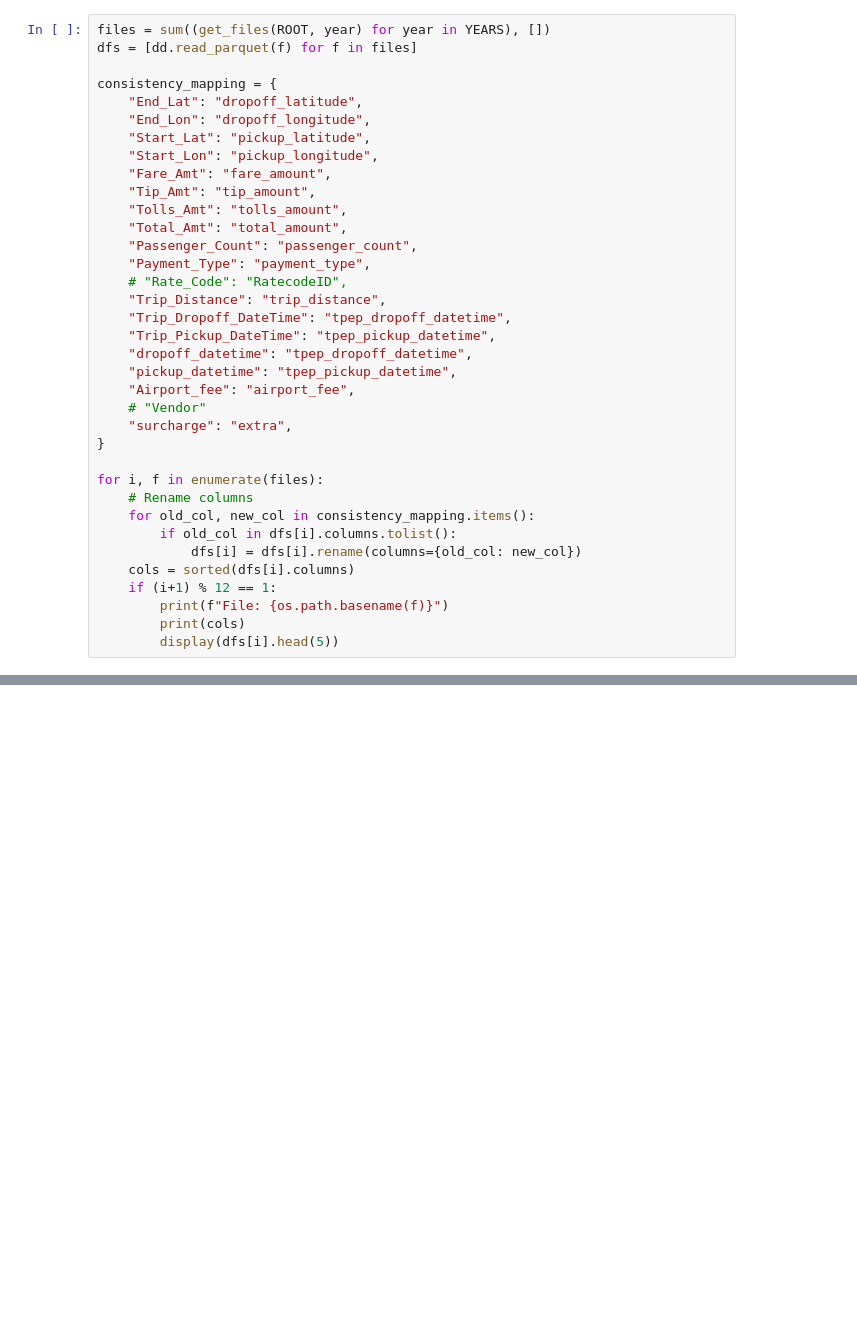
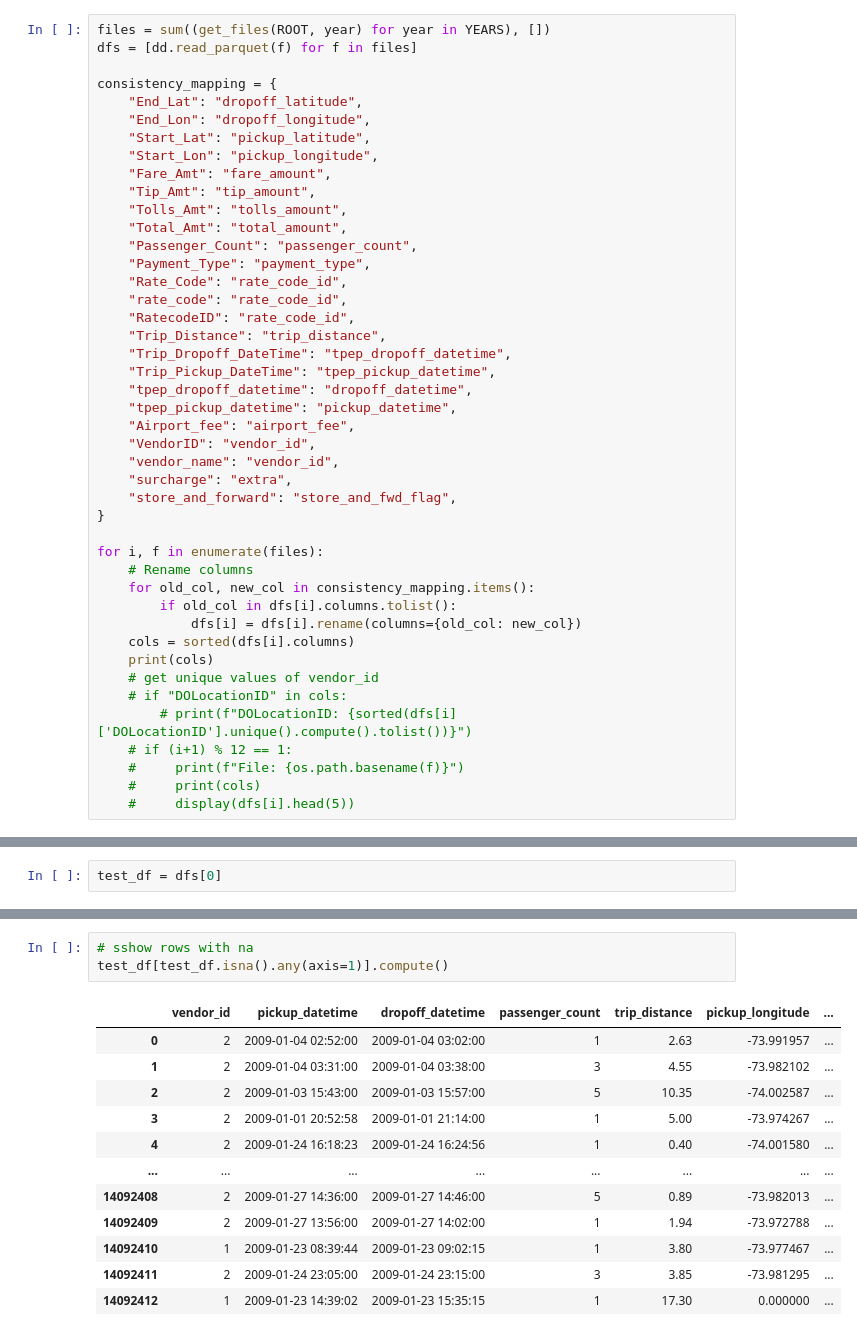
Before and after one commit to KlemenVovk/bd-project-25, a Jupyter notebook: 01_data_ingestion.ipynb, the cells around one changed output, grey strips where cells are left out. Cells and saved outputs as stored; diff of their text form; blank space fills up the shorter version.

```diff
--- a/01_data_ingestion.ipynb
+++ b/01_data_ingestion.ipynb
@@ -18,15 +19,19 @@ consistency_mapping = {
     "Total_Amt": "total_amount",
     "Passenger_Count": "passenger_count",
     "Payment_Type": "payment_type",
-    # "Rate_Code": "RatecodeID",
+    "Rate_Code": "rate_code_id",
+    "rate_code": "rate_code_id",
+    "RatecodeID": "rate_code_id",
     "Trip_Distance": "trip_distance",
     "Trip_Dropoff_DateTime": "tpep_dropoff_datetime",
     "Trip_Pickup_DateTime": "tpep_pickup_datetime",
-    "dropoff_datetime": "tpep_dropoff_datetime",
-    "pickup_datetime": "tpep_pickup_datetime",
+    "tpep_dropoff_datetime": "dropoff_datetime",
+    "tpep_pickup_datetime": "pickup_datetime",
     "Airport_fee": "airport_fee",
-    # "Vendor"
+    "VendorID": "vendor_id",
+    "vendor_name": "vendor_id",
     "surcharge": "extra",
+    "store_and_forward": "store_and_fwd_flag",
 }
 
 for i, f in enumerate(files):
@@ -35,8 +40,12 @@ for i, f in enumerate(files):
         if old_col in dfs[i].columns.tolist():
             dfs[i] = dfs[i].rename(columns={old_col: new_col})
     cols = sorted(dfs[i].columns)
-    if (i+1) % 12 == 1:
-        print(f"File: {os.path.basename(f)}")
-        print(cols)
-        display(dfs[i].head(5))
+    print(cols)
+    # get unique values of vendor_id
+    # if "DOLocationID" in cols:
+        # print(f"DOLocationID: {sorted(dfs[i]['DOLocationID'].unique().compute().tolist())}")
+    # if (i+1) % 12 == 1:
+    #     print(f"File: {os.path.basename(f)}")
+    #     print(cols)
+    #     display(dfs[i].head(5))
 # %% [output]
@@ -123,0 +210,2 @@ File: yellow_tripdata_2014-01.parquet
+# %%
+test_df = dfs[0]
@@ -123,0 +222,16 @@ File: yellow_tripdata_2014-01.parquet
+# %%
+# sshow rows with na
+test_df[test_df.isna().any(axis=1)].compute()
+# %% [output]
+|  | vendor_id | pickup_datetime | dropoff_datetime | passenger_count | trip_distance | pickup_longitude | ... |
+| 0 | 2 | 2009-01-04 02:52:00 | 2009-01-04 03:02:00 | 1 | 2.63 | -73.991957 | ... |
+| 1 | 2 | 2009-01-04 03:31:00 | 2009-01-04 03:38:00 | 3 | 4.55 | -73.982102 | ... |
+| 2 | 2 | 2009-01-03 15:43:00 | 2009-01-03 15:57:00 | 5 | 10.35 | -74.002587 | ... |
+| 3 | 2 | 2009-01-01 20:52:58 | 2009-01-01 21:14:00 | 1 | 5.00 | -73.974267 | ... |
+| 4 | 2 | 2009-01-24 16:18:23 | 2009-01-24 16:24:56 | 1 | 0.40 | -74.001580 | ... |
+| ... | ... | ... | ... | ... | ... | ... | ... |
+| 14092408 | 2 | 2009-01-27 14:36:00 | 2009-01-27 14:46:00 | 5 | 0.89 | -73.982013 | ... |
+| 14092409 | 2 | 2009-01-27 13:56:00 | 2009-01-27 14:02:00 | 1 | 1.94 | -73.972788 | ... |
+| 14092410 | 1 | 2009-01-23 08:39:44 | 2009-01-23 09:02:15 | 1 | 3.80 | -73.977467 | ... |
+| 14092411 | 2 | 2009-01-24 23:05:00 | 2009-01-24 23:15:00 | 3 | 3.85 | -73.981295 | ... |
+| 14092412 | 1 | 2009-01-23 14:39:02 | 2009-01-23 15:35:15 | 1 | 17.30 | 0.000000 | ... |
```
Also changed, not shown: parts of 15 cells of this notebook, 5 other files.
